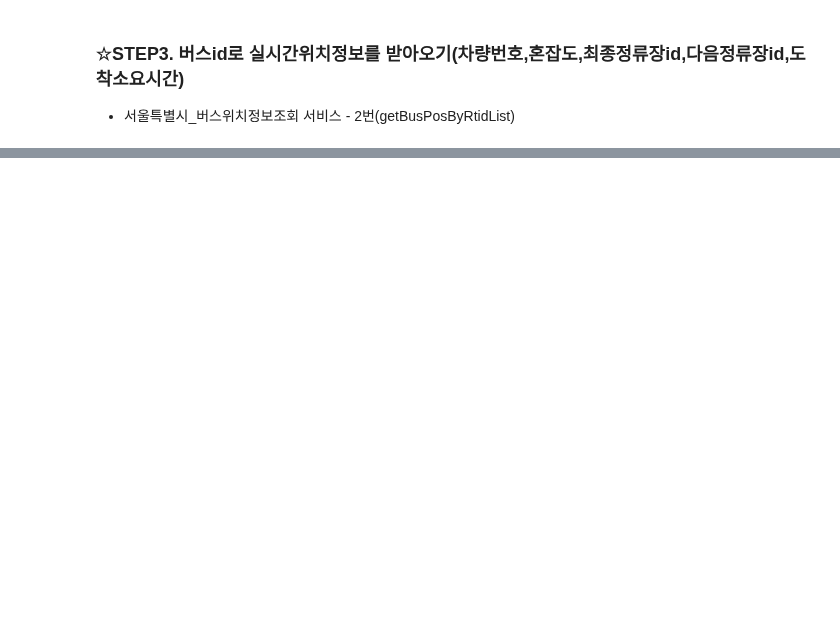
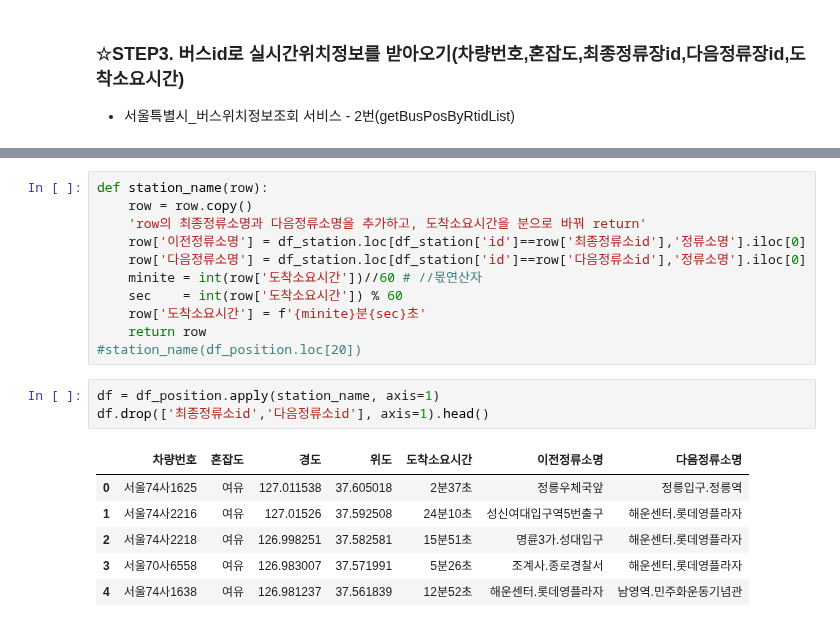
Before and after one commit to jaynano44/ai, a Jupyter notebook: source/01_python/ch14._웹 데이터수집1_정적_공공api.ipynb, the cells around one changed output, grey strips where cells are left out. Cells and saved outputs as stored; diff of their text form; blank space fills up the shorter version.

```diff
--- a/source/01_python/ch14._웹 데이터수집1_정적_공공api.ipynb
+++ b/source/01_python/ch14._웹 데이터수집1_정적_공공api.ipynb
@@ -863,0 +1105,21 @@ df_position
+# %%
+def station_name(row):
+    row = row.copy()
+    'row의 최종정류소명과 다음정류소명을 추가하고, 도착소요시간을 분으로 바꿔 return'
+    row['이전정류소명'] = df_station.loc[df_station['id']==row['최종정류소id'],'정류소명'].iloc[0]
+    row['다음정류소명'] = df_station.loc[df_station['id']==row['다음정류소id'],'정류소명'].iloc[0]
+    minite = int(row['도착소요시간'])//60 # //몫연산자
+    sec    = int(row['도착소요시간']) % 60
+    row['도착소요시간'] = f'{minite}분{sec}초'
+    return row
+#station_name(df_position.loc[20])
+# %%
+df = df_position.apply(station_name, axis=1)
+df.drop(['최종정류소id','다음정류소id'], axis=1).head()
+# %% [output]
+|  | 차량번호 | 혼잡도 | 경도 | 위도 | 도착소요시간 | 이전정류소명 | 다음정류소명 |
+| 0 | 서울74사1625 | 여유 | 127.011538 | 37.605018 | 2분37초 | 정릉우체국앞 | 정릉입구.정릉역 |
+| 1 | 서울74사2216 | 여유 | 127.01526 | 37.592508 | 24분10초 | 성신여대입구역5번출구 | 해운센터.롯데영플라자 |
+| 2 | 서울74사2218 | 여유 | 126.998251 | 37.582581 | 15분51초 | 명륜3가.성대입구 | 해운센터.롯데영플라자 |
+| 3 | 서울70사6558 | 여유 | 126.983007 | 37.571991 | 5분26초 | 조계사.종로경찰서 | 해운센터.롯데영플라자 |
+| 4 | 서울74사1638 | 여유 | 126.981237 | 37.561839 | 12분52초 | 해운센터.롯데영플라자 | 남영역.민주화운동기념관 |
```
Also changed, not shown: parts of 52 cells of this notebook, 10 other files.
